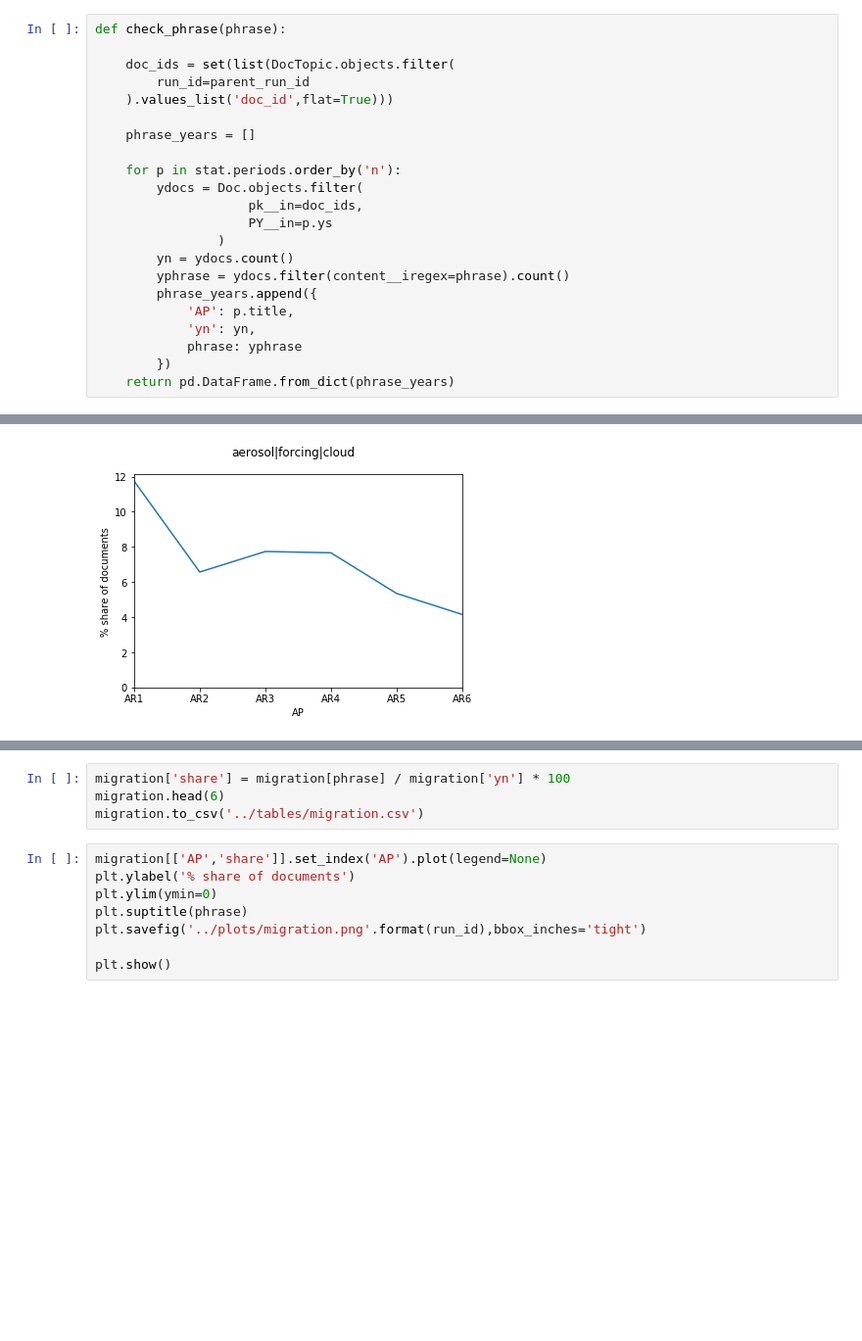
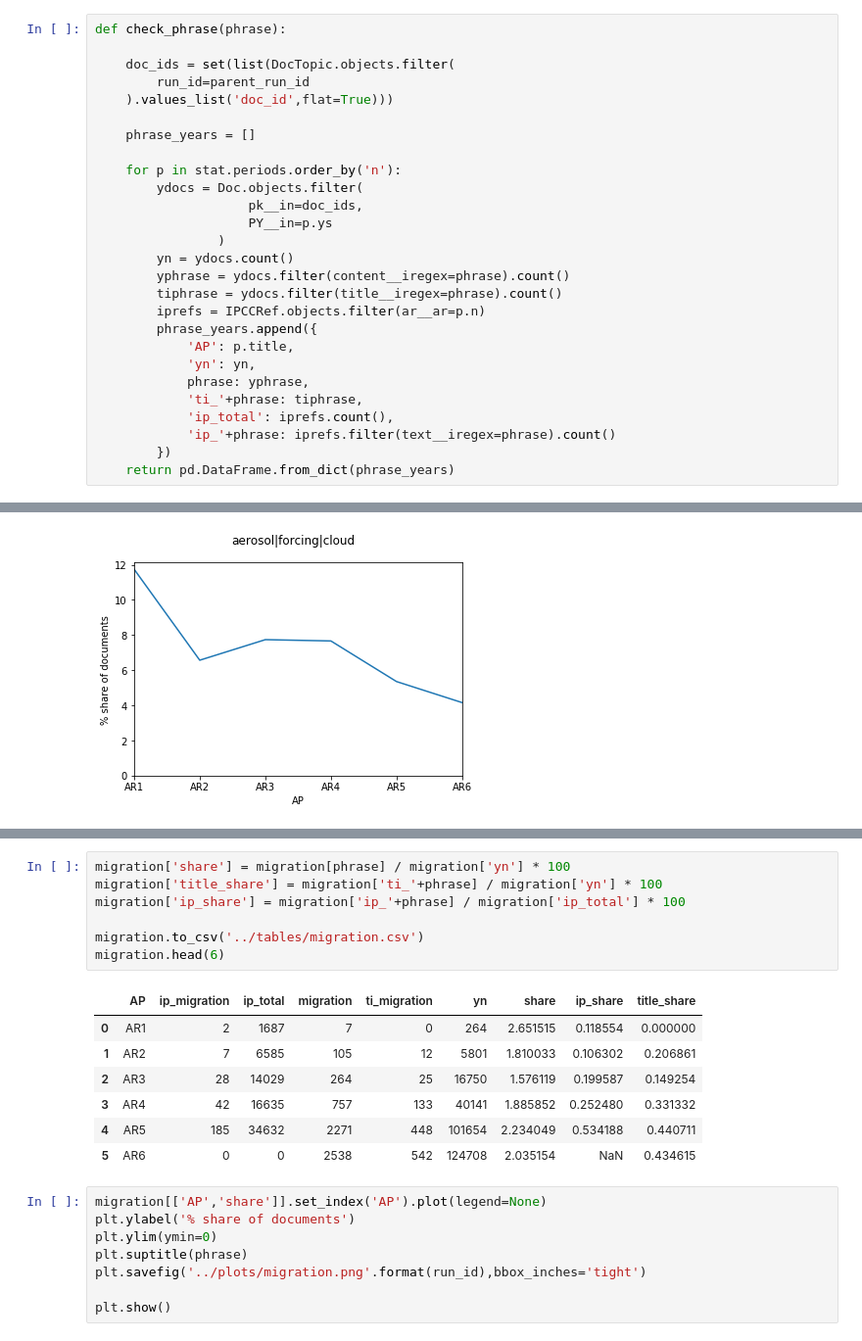
Before and after one commit to mcallaghan/cc-topography, a Jupyter notebook: code/word_rubustness.ipynb, the cells around one changed output, grey strips where cells are left out. Shown at 98% size. Drawn from its saved outputs; the diff is of its cells as text; blank space fills up the shorter version.

Commit message:
update migration

```diff
--- a/code/word_rubustness.ipynb
+++ b/code/word_rubustness.ipynb
@@ -50,10 +54,15 @@ def check_phrase(phrase):
                 )
         yn = ydocs.count()
         yphrase = ydocs.filter(content__iregex=phrase).count()
+        tiphrase = ydocs.filter(title__iregex=phrase).count()
+        iprefs = IPCCRef.objects.filter(ar__ar=p.n)
         phrase_years.append({
             'AP': p.title,
             'yn': yn,
-            phrase: yphrase
+            phrase: yphrase,
+            'ti_'+phrase: tiphrase,
+            'ip_total': iprefs.count(),
+            'ip_'+phrase: iprefs.filter(text__iregex=phrase).count()
         })
     return pd.DataFrame.from_dict(phrase_years)
 # %%
@@ -185,7 +203,18 @@ migration = check_phrase(phrase)
 # %%
 migration['share'] = migration[phrase] / migration['yn'] * 100
+migration['title_share'] = migration['ti_'+phrase] / migration['yn'] * 100
+migration['ip_share'] = migration['ip_'+phrase] / migration['ip_total'] * 100
+
+migration.to_csv('../tables/migration.csv')
 migration.head(6)
-migration.to_csv('../tables/migration.csv')
+# %% [output]
+|  | AP | ip_migration | ip_total | migration | ti_migration | yn | share | ip_share | title_share |
+| 0 | AR1 | 2 | 1687 | 7 | 0 | 264 | 2.651515 | 0.118554 | 0.000000 |
+| 1 | AR2 | 7 | 6585 | 105 | 12 | 5801 | 1.810033 | 0.106302 | 0.206861 |
+| 2 | AR3 | 28 | 14029 | 264 | 25 | 16750 | 1.576119 | 0.199587 | 0.149254 |
+| 3 | AR4 | 42 | 16635 | 757 | 133 | 40141 | 1.885852 | 0.252480 | 0.331332 |
+| 4 | AR5 | 185 | 34632 | 2271 | 448 | 101654 | 2.234049 | 0.534188 | 0.440711 |
+| 5 | AR6 | 0 | 0 | 2538 | 542 | 124708 | 2.035154 | NaN | 0.434615 |
 # %%
 migration[['AP','share']].set_index('AP').plot(legend=None)
 plt.ylabel('% share of documents')
```
Also changed, not shown: parts of 3 cells of this notebook, 1 other file.
